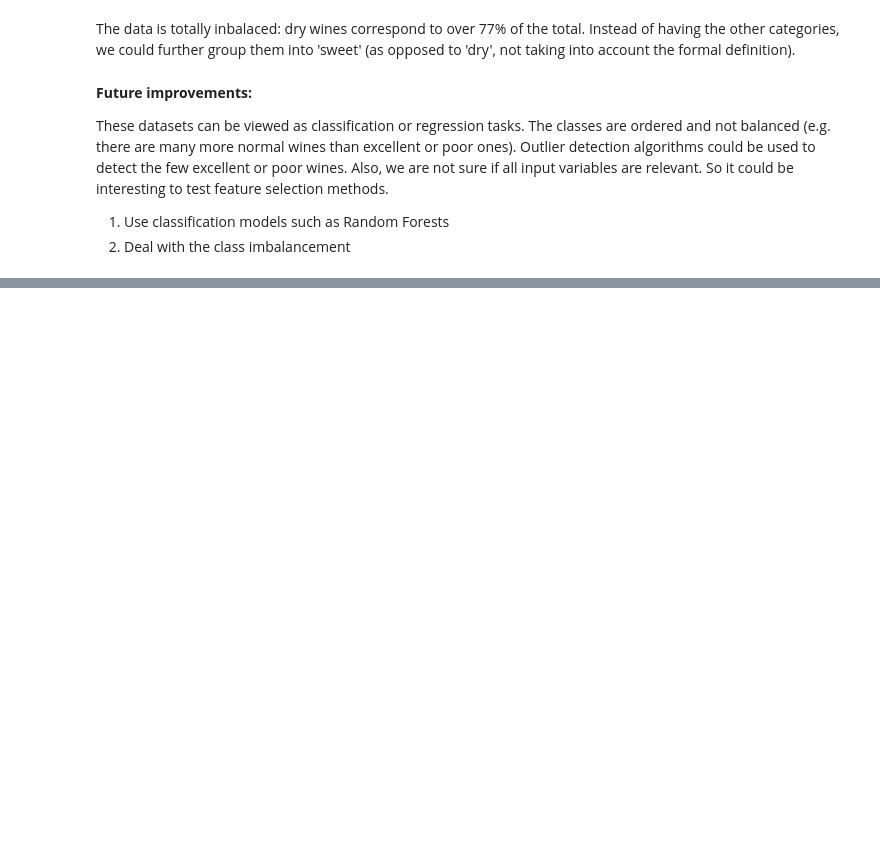
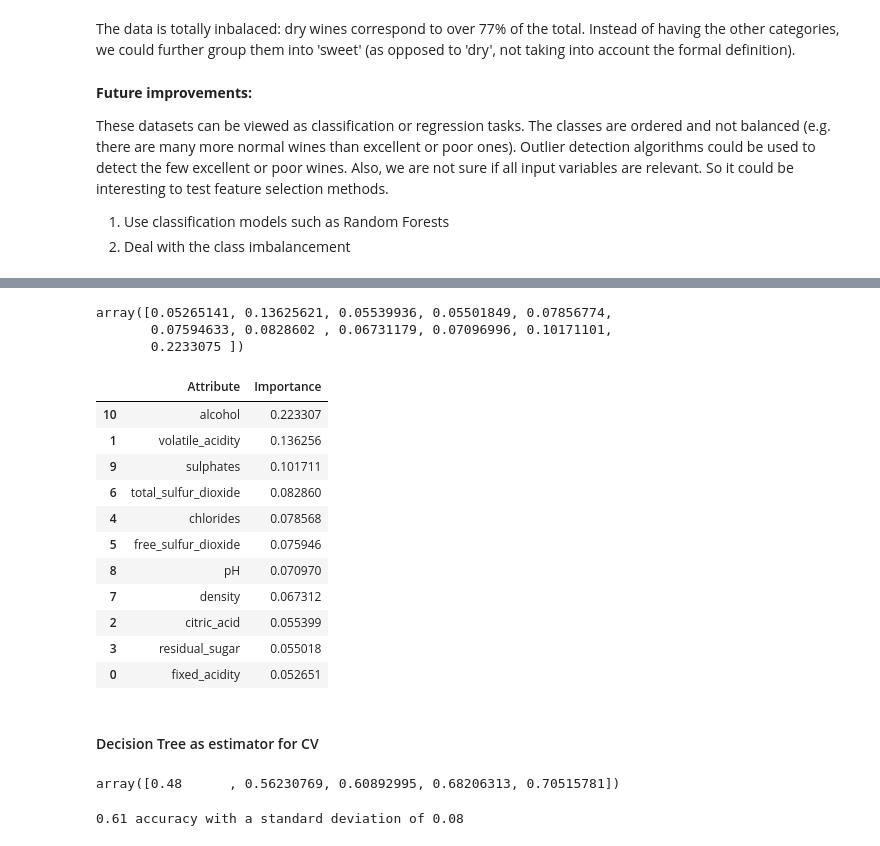
Before and after one commit to nelsonlage/Modeling-Project, a Jupyter notebook: COPY - Wine quality modeling - COPY.ipynb, the cells around one changed output, grey strips where cells are left out. Cells and saved outputs as stored; diff of their text form; code cells hidden in the pictures; blank space fills up the shorter version.

```diff
--- a/COPY - Wine quality modeling - COPY.ipynb
+++ b/COPY - Wine quality modeling - COPY.ipynb
@@ -685,0 +704,5 @@ These datasets can be viewed as classification or regression tasks. The classes
+# %%
+X = wine_df.drop(['quality', 'quality_categorized'], axis=1)
+y = wine_df['quality_categorized']
+# %%
+X_scaled = StandardScaler().fit_transform(X)
@@ -685,0 +735,2 @@ These datasets can be viewed as classification or regression tasks. The classes
+# %%
+X_train, X_test, y_train, y_test = train_test_split(X_scaled, y, test_size=0.4, random_state=0)
@@ -685,0 +829,8 @@ These datasets can be viewed as classification or regression tasks. The classes
+# %%
+from sklearn.metrics import classification_report
+from sklearn.tree import DecisionTreeClassifier
+
+model1 = DecisionTreeClassifier()
+model1.fit(X_train, y_train)
+y_pred1 = model1.predict(X_test)
+print(classification_report(y_test, y_pred1))
@@ -685,0 +846,39 @@ These datasets can be viewed as classification or regression tasks. The classes
+# %%
+model1.feature_importances_
+# %% [output]
+array([0.05265141, 0.13625621, 0.05539936, 0.05501849, 0.07856774,
+       0.07594633, 0.0828602 , 0.06731179, 0.07096996, 0.10171101,
+       0.2233075 ])
+# %%
+features_importances = pd.DataFrame(data={
+    'Attribute': X.columns,
+    'Importance': abs(model1.feature_importances_)
+})
+features_importances = features_importances.sort_values(by='Importance', ascending=False)
+features_importances
+# %% [output]
+|  | Attribute | Importance |
+| 10 | alcohol | 0.223307 |
+| 1 | volatile_acidity | 0.136256 |
+| 9 | sulphates | 0.101711 |
+| 6 | total_sulfur_dioxide | 0.082860 |
+| 4 | chlorides | 0.078568 |
+| 5 | free_sulfur_dioxide | 0.075946 |
+| 8 | pH | 0.070970 |
+| 7 | density | 0.067312 |
+| 2 | citric_acid | 0.055399 |
+| 3 | residual_sugar | 0.055018 |
+| 0 | fixed_acidity | 0.052651 |
+# %% [markdown]
+#### Decision Tree as estimator for CV
+# %%
+clf = DecisionTreeClassifier(random_state=0)
+
+scores=cross_val_score(clf, X_scaled, y, cv=5)  ##result with cv=10: 0.64 accuracy with a standard deviation of 0.05
+scores
+# %% [output]
+array([0.48      , 0.56230769, 0.60892995, 0.68206313, 0.70515781])
+# %%
+print("%0.2f accuracy with a standard deviation of %0.2f" % (scores.mean(), scores.std()))
+# %% [output]
+0.61 accuracy with a standard deviation of 0.08
```
Also changed, not shown: parts of 31 cells of this notebook.
